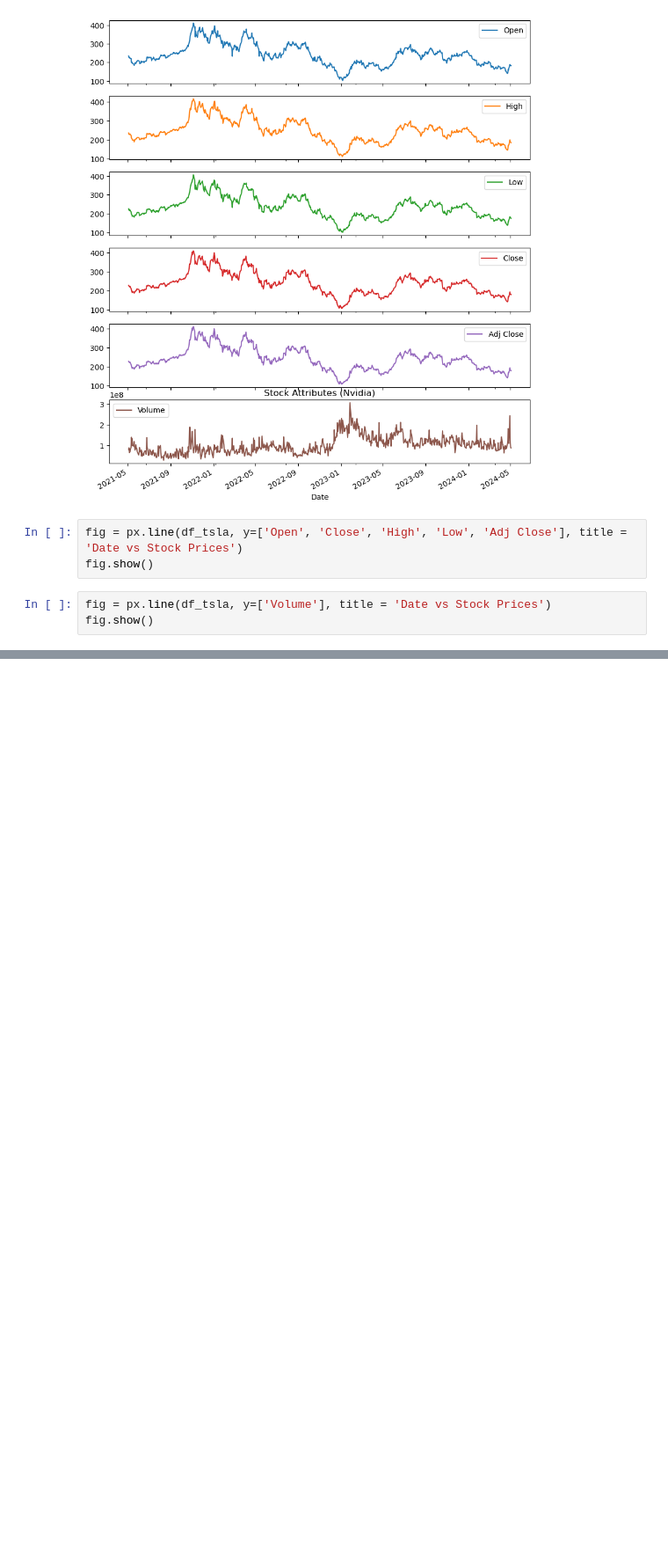
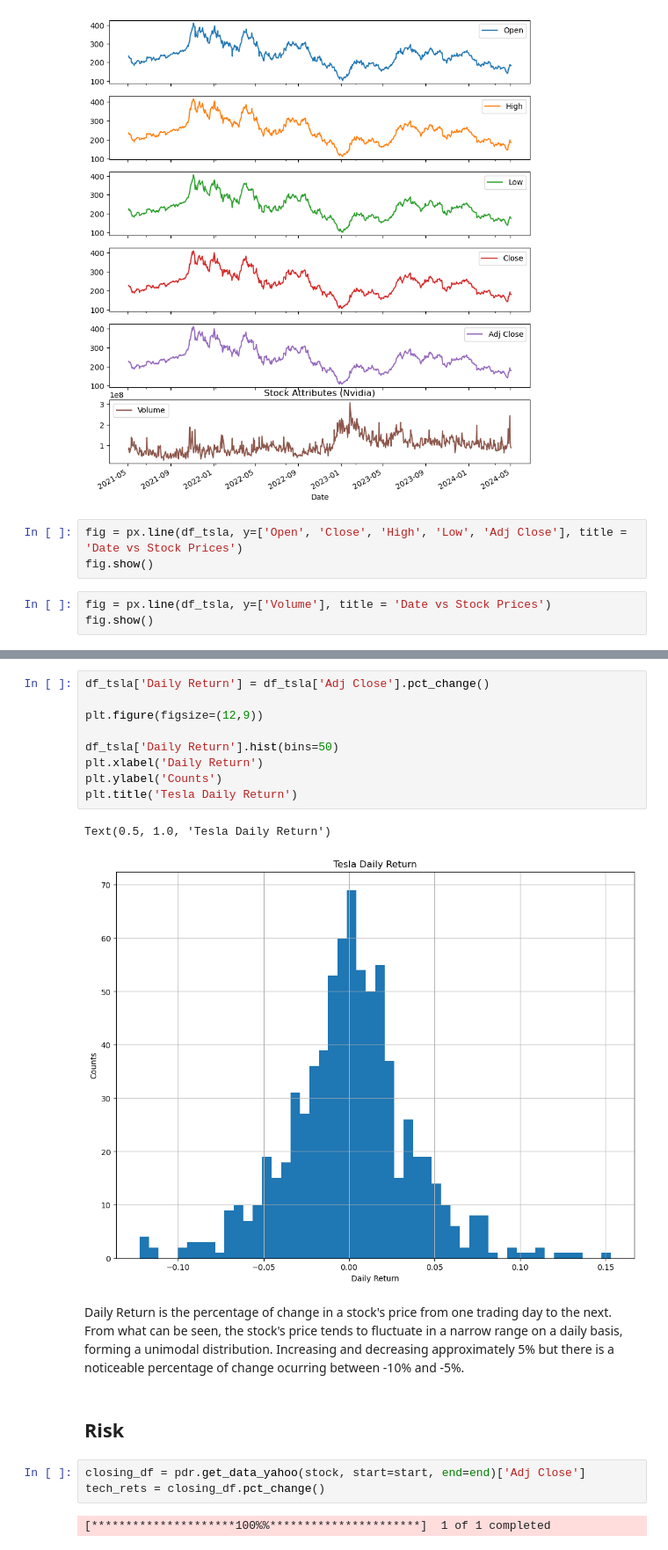
Before and after one commit to Kestrel86/Stock_Analysis, a Jupyter notebook: tesla_analysis.ipynb, the cells around one changed output, grey strips where cells are left out. Shown at 88% size. Drawn from its saved outputs; the diff is of its cells as text; blank space fills up the shorter version.

Commit message:
created data for analysis, need to explain still

```diff
--- a/tesla_analysis.ipynb
+++ b/tesla_analysis.ipynb
@@ -104,0 +119,21 @@ fig.show()
+# %%
+df_tsla['Daily Return'] = df_tsla['Adj Close'].pct_change()
+
+plt.figure(figsize=(12,9))
+
+df_tsla['Daily Return'].hist(bins=50)
+plt.xlabel('Daily Return')
+plt.ylabel('Counts')
+plt.title('Tesla Daily Return')
+# %% [output]
+Text(0.5, 1.0, 'Tesla Daily Return')
+[figure, added]
+# %% [markdown]
+Daily Return is the percentage of change in a stock's price from one trading day to the next. From what can be seen, the stock's price tends to fluctuate in a narrow range on a daily basis, forming a unimodal distribution. Increasing and decreasing approximately 5% but there is a noticeable percentage of change ocurring between -10% and -5%.
+# %% [markdown]
+## Risk
+# %%
+closing_df = pdr.get_data_yahoo(stock, start=start, end=end)['Adj Close']
+tech_rets = closing_df.pct_change()
+# %% [output]
+[*********************100%%**********************]  1 of 1 completed
```
Also changed, not shown: parts of 20 cells of this notebook, 4 other files.
